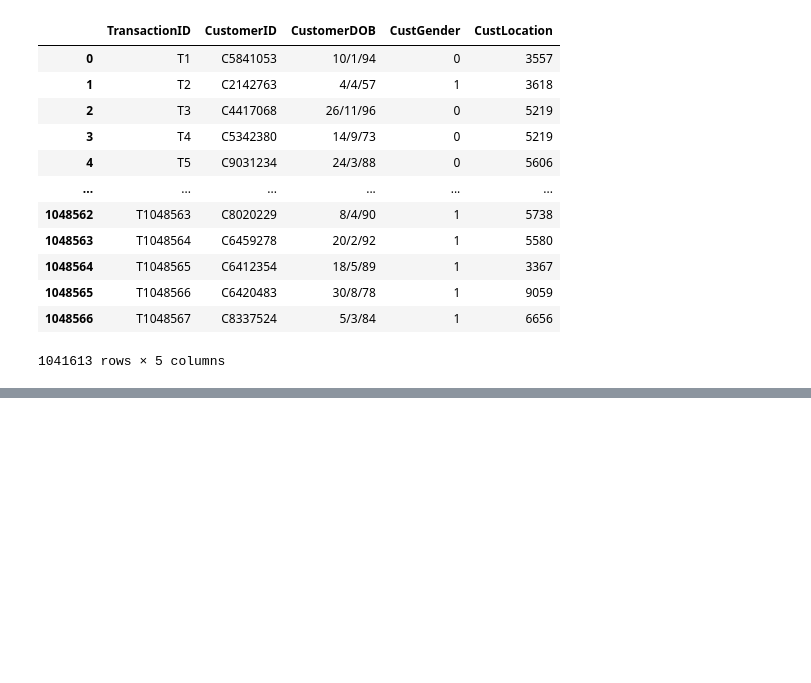
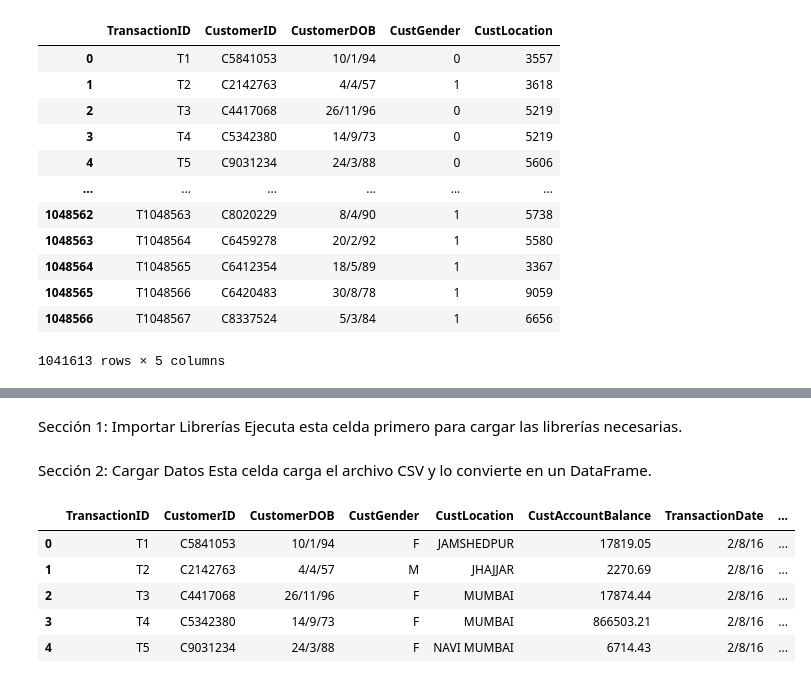
Before and after one commit to JPS4321/Lab4_IA, a Jupyter notebook: Main.ipynb, the cells around one changed output, grey strips where cells are left out. Saved outputs shown, nothing was run; the diff lists cells and outputs as text; code cells hidden in the pictures; blank space fills up the shorter version.

```diff
--- a/Main.ipynb
+++ b/Main.ipynb
@@ -114,0 +217,3 @@ df_head
+# %% [markdown]
+Sección 1: Importar Librerías
+Ejecuta esta celda primero para cargar las librerías necesarias.
@@ -114,0 +228,17 @@ df_head
+# %% [markdown]
+ Sección 2: Cargar Datos
+Esta celda carga el archivo CSV y lo convierte en un DataFrame.
+# %%
+# Cargar datos
+file_path = "bank_transactions.csv"  # Asegúrate de que el archivo esté en el mismo directorio o usa la ruta correcta
+df = pd.read_csv(file_path)
+
+# Mostrar las primeras filas del dataset
+df.head()
+# %% [output]
+|  | TransactionID | CustomerID | CustomerDOB | CustGender | CustLocation | CustAccountBalance | TransactionDate | ... |
+| 0 | T1 | C5841053 | 10/1/94 | F | JAMSHEDPUR | 17819.05 | 2/8/16 | ... |
+| 1 | T2 | C2142763 | 4/4/57 | M | JHAJJAR | 2270.69 | 2/8/16 | ... |
+| 2 | T3 | C4417068 | 26/11/96 | F | MUMBAI | 17874.44 | 2/8/16 | ... |
+| 3 | T4 | C5342380 | 14/9/73 | F | MUMBAI | 866503.21 | 2/8/16 | ... |
+| 4 | T5 | C9031234 | 24/3/88 | F | NAVI MUMBAI | 6714.43 | 2/8/16 | ... |
```
Also changed, not shown: parts of 19 cells of this notebook.
